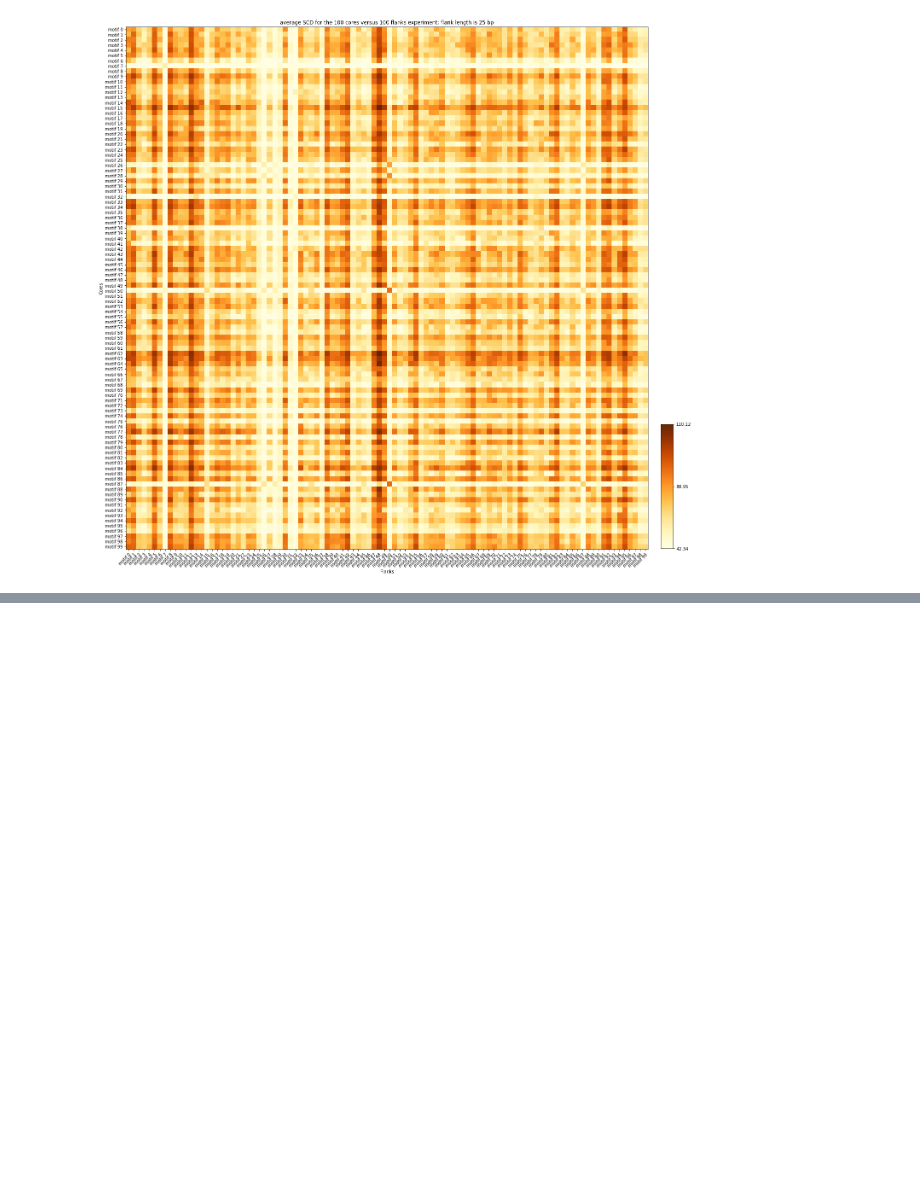
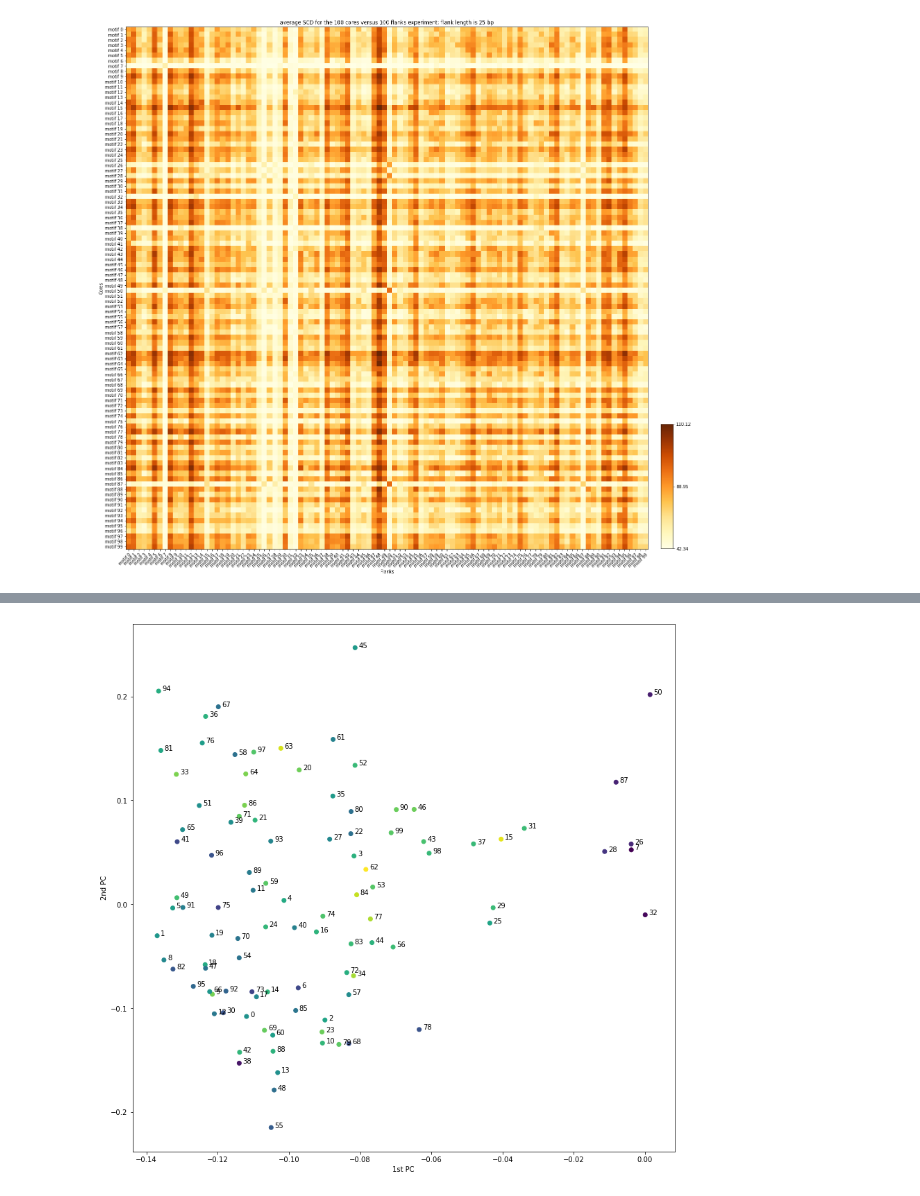
Before and after one commit to Fudenberg-Research-Group/akita_utils, a Jupyter notebook: bin/insert_virtual_fixed_core/100vs100random_analysis.ipynb, the cells around one changed output, grey strips where cells are left out. Saved outputs shown, nothing was run; the diff lists cells and outputs as text; code cells hidden in the pictures; blank space fills up the shorter version.

```diff
--- a/bin/insert_virtual_fixed_core/100vs100random_analysis.ipynb
+++ b/bin/insert_virtual_fixed_core/100vs100random_analysis.ipynb
@@ -125,0 +162,3 @@ plt.show()
+# %%
+# average for each core
+cores_ave = summary_matrix.mean(1)
@@ -125,0 +170,19 @@ plt.show()
+# %%
+plt.figure(figsize=(14,14))
+
+x = pca_values[0,]
+y = pca_values[1,]
+
+plt.scatter(x, y, c=cores_ave)
+
+for i in range(pca_values.shape[1]):
+    plt.text(x[i]+0.001, y[i], all_names[i].split(' ')[1],horizontalalignment='left', color='black')
+
+plt.xlabel("1st PC")
+plt.ylabel("2nd PC")
+
+# plt.savefig("100vs100_PCA_ave_cores.png")
+
+plt.show()
+# %% [output]
+[figure, added]
```
Also changed, not shown: parts of 10 cells of this notebook, 3 other files.
